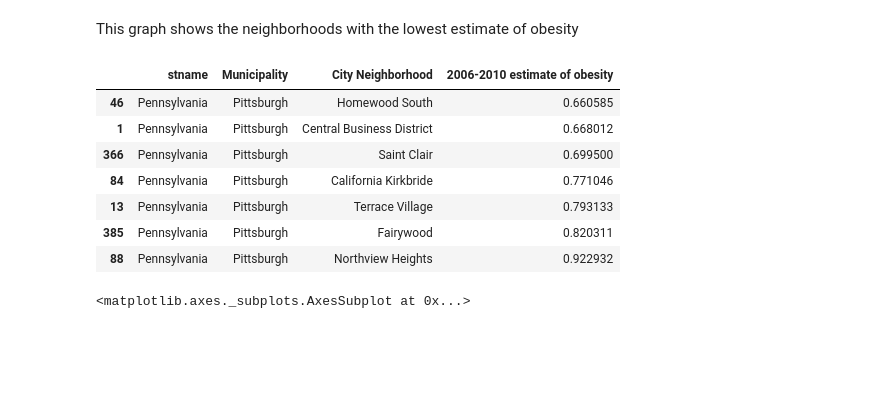
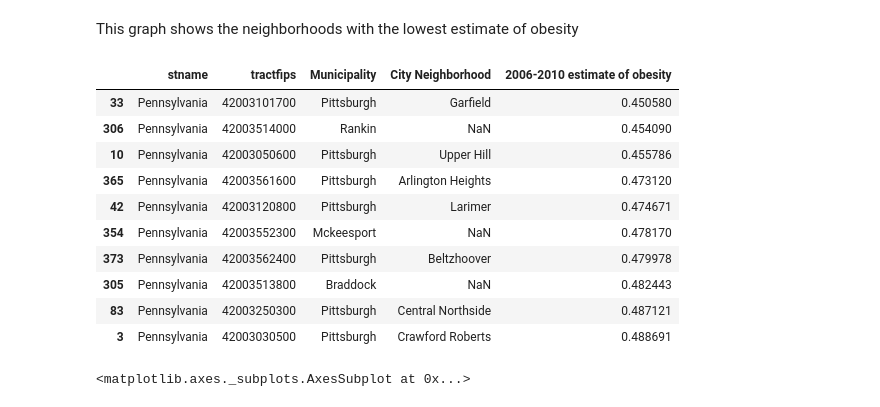
Before and after one commit to cjr118/FinalProject, a Jupyter notebook: SeanJacobsFinalProject.ipynb, the cells around one changed output. Saved outputs shown, nothing was run; the diff lists cells and outputs as text; code cells hidden in the pictures; blank space fills up the shorter version.

```diff
--- a/SeanJacobsFinalProject.ipynb
+++ b/SeanJacobsFinalProject.ipynb
@@ -78,18 +84,21 @@ condensed_values.plot(x='City Neighborhood', y='2006-2010 estimate of obesity',
 # %% [markdown]
 This graph shows the neighborhoods with the lowest estimate of obesity
 # %%
-query_mask = obesity_values['2006-2010 estimate of obesity'] >= 0.65
+query_mask = obesity_values['2006-2010 estimate of obesity'] >= 0.45
 high_obesity = obesity_values[query_mask]
 high_obesity.head(10)
 # %% [output]
-|  | stname | Municipality | City Neighborhood | 2006-2010 estimate of obesity |
-| 46 | Pennsylvania | Pittsburgh | Homewood South | 0.660585 |
-| 1 | Pennsylvania | Pittsburgh | Central Business District | 0.668012 |
-| 366 | Pennsylvania | Pittsburgh | Saint Clair | 0.699500 |
-| 84 | Pennsylvania | Pittsburgh | California Kirkbride | 0.771046 |
-| 13 | Pennsylvania | Pittsburgh | Terrace Village | 0.793133 |
-| 385 | Pennsylvania | Pittsburgh | Fairywood | 0.820311 |
-| 88 | Pennsylvania | Pittsburgh | Northview Heights | 0.922932 |
+|  | stname | tractfips | Municipality | City Neighborhood | 2006-2010 estimate of obesity |
+| 33 | Pennsylvania | 42003101700 | Pittsburgh | Garfield | 0.450580 |
+| 306 | Pennsylvania | 42003514000 | Rankin | NaN | 0.454090 |
+| 10 | Pennsylvania | 42003050600 | Pittsburgh | Upper Hill | 0.455786 |
+| 365 | Pennsylvania | 42003561600 | Pittsburgh | Arlington Heights | 0.473120 |
+| 42 | Pennsylvania | 42003120800 | Pittsburgh | Larimer | 0.474671 |
+| 354 | Pennsylvania | 42003552300 | Mckeesport | NaN | 0.478170 |
+| 373 | Pennsylvania | 42003562400 | Pittsburgh | Beltzhoover | 0.479978 |
+| 305 | Pennsylvania | 42003513800 | Braddock | NaN | 0.482443 |
+| 83 | Pennsylvania | 42003250300 | Pittsburgh | Central Northside | 0.487121 |
+| 3 | Pennsylvania | 42003030500 | Pittsburgh | Crawford Roberts | 0.488691 |
 # %%
 high_obesity.plot(x='City Neighborhood', y='2006-2010 estimate of obesity', kind='bar', figsize=(15,5))
 # %% [output]
```
Also changed, not shown: parts of 4 cells of this notebook.
